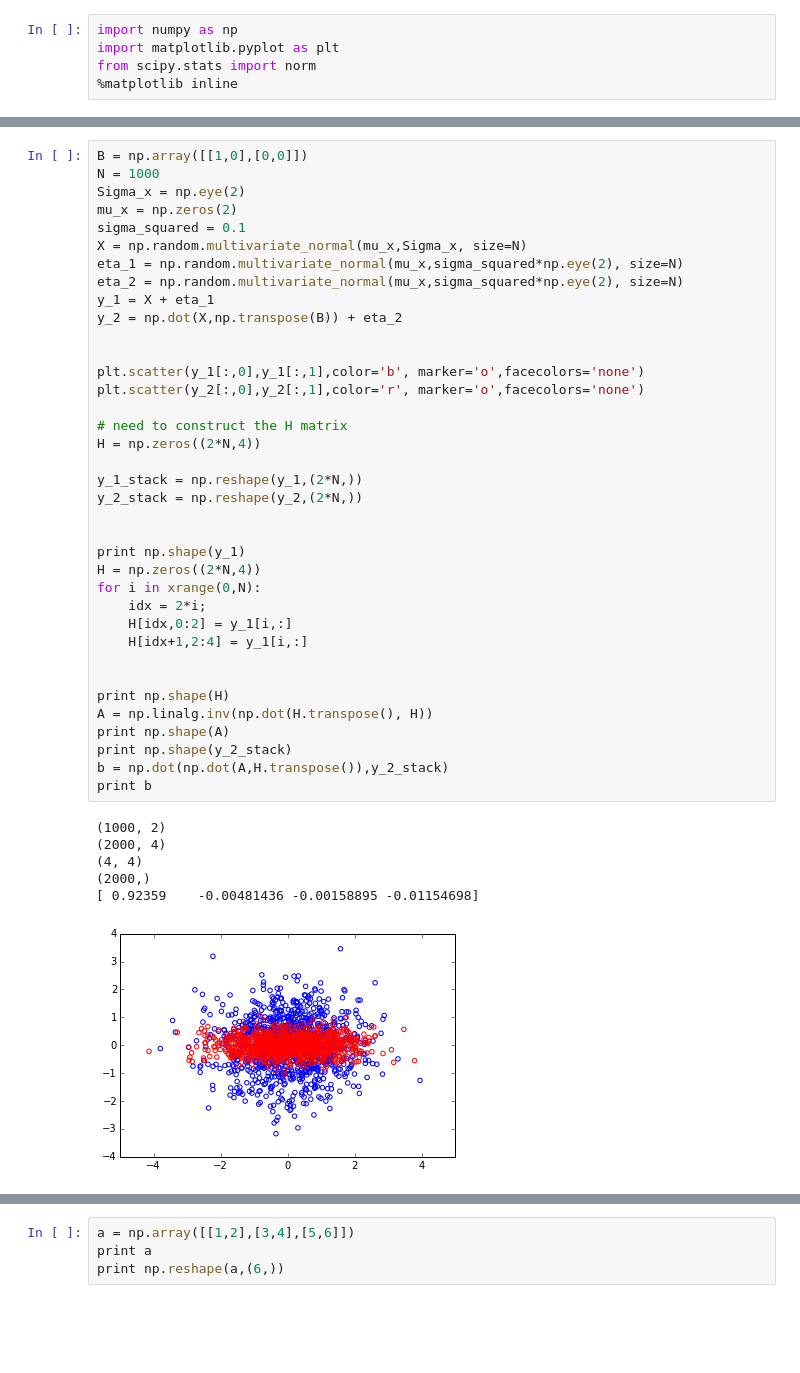
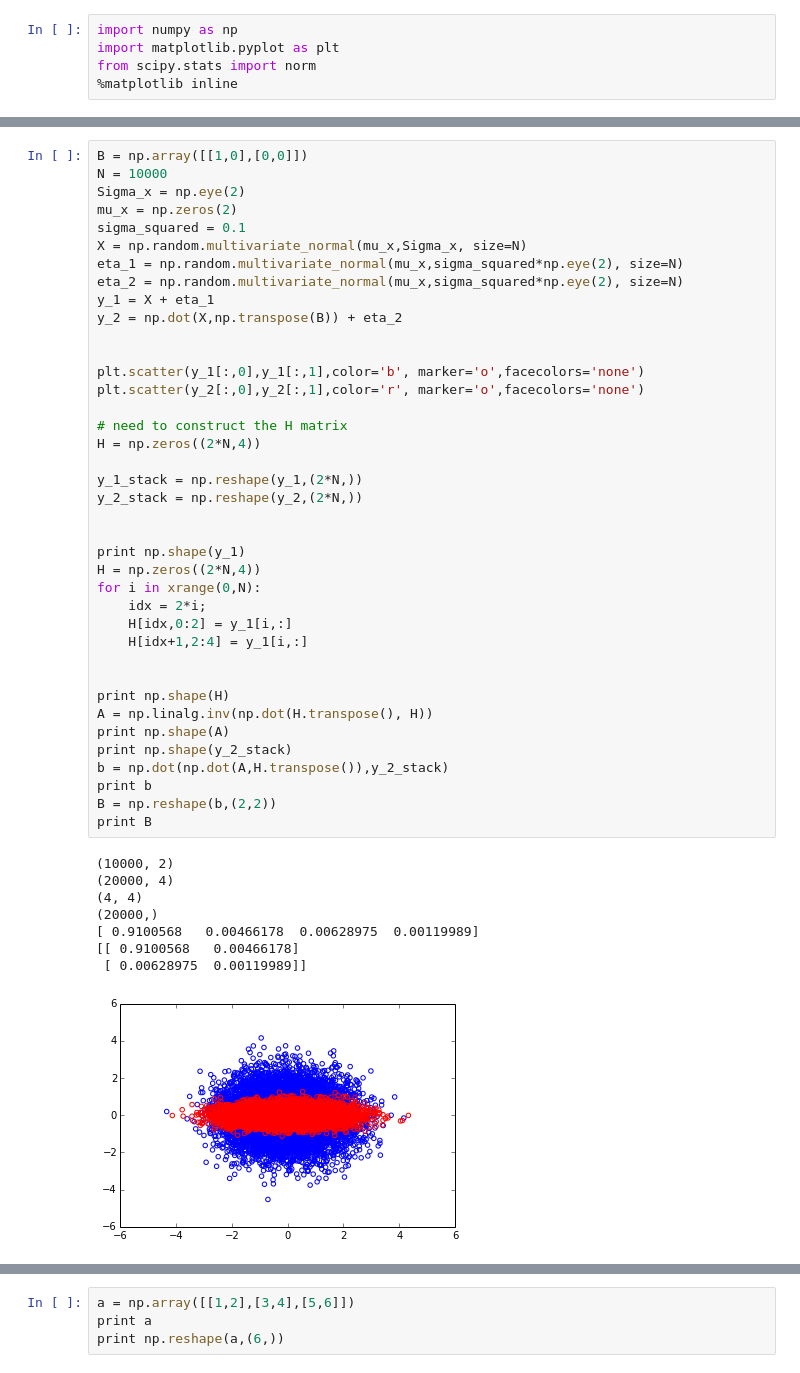
Before and after one commit to manuelli/Stoch-Estimation-Control-16-322, a Jupyter notebook: Homework/Homework-1/exercise-4.ipynb, the cells around one changed output, grey strips where cells are left out. Saved outputs shown, nothing was run; the diff lists cells and outputs as text; blank space fills up the shorter version.

```diff
--- a/Homework/Homework-1/exercise-4.ipynb
+++ b/Homework/Homework-1/exercise-4.ipynb
@@ -32,7 +32,7 @@ plt.plot(fine_grid,pdf_points,color='r')
 [figure]
 # %%
 B = np.array([[1,0],[0,0]])
-N = 1000
+N = 10000
 Sigma_x = np.eye(2)
 mu_x = np.zeros(2)
 sigma_squared = 0.1
@@ -42,38 +42,42 @@ eta_2 = np.random.multivariate_normal(mu_x,sigma_squared*np.eye(2), size=N)
 y_1 = X + eta_1
 y_2 = np.dot(X,np.transpose(B)) + eta_2
 
 
 plt.scatter(y_1[:,0],y_1[:,1],color='b', marker='o',facecolors='none')
 plt.scatter(y_2[:,0],y_2[:,1],color='r', marker='o',facecolors='none')
 
 # need to construct the H matrix
 H = np.zeros((2*N,4))
 
 y_1_stack = np.reshape(y_1,(2*N,))
 y_2_stack = np.reshape(y_2,(2*N,))
 
 
 print np.shape(y_1)
 H = np.zeros((2*N,4))
 for i in xrange(0,N):
     idx = 2*i;
     H[idx,0:2] = y_1[i,:]
     H[idx+1,2:4] = y_1[i,:]
 
 
 print np.shape(H)
 A = np.linalg.inv(np.dot(H.transpose(), H))
 print np.shape(A)
 print np.shape(y_2_stack)
 b = np.dot(np.dot(A,H.transpose()),y_2_stack)
 print b
+B = np.reshape(b,(2,2))
+print B
 # %% [output]
-(1000, 2)
-(2000, 4)
+(10000, 2)
+(20000, 4)
 (4, 4)
-(2000,)
-[ 0.92359    -0.00481436 -0.00158895 -0.01154698]
+(20000,)
+[ 0.9100568   0.00466178  0.00628975  0.00119989]
+[[ 0.9100568   0.00466178]
+ [ 0.00628975  0.00119989]]
-[figure, old version]
+[figure, new version]
 # %%
 print norm(1)
 # %% [output]
```
Also changed, not shown: parts of 3 cells of this notebook, 1 other file.
